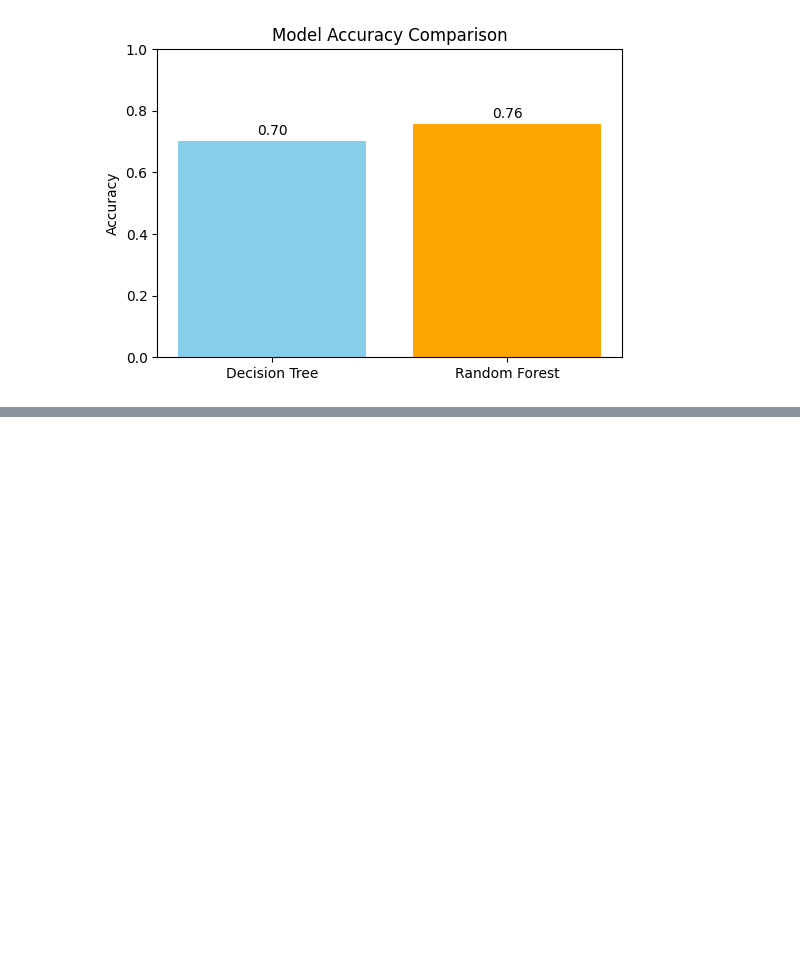
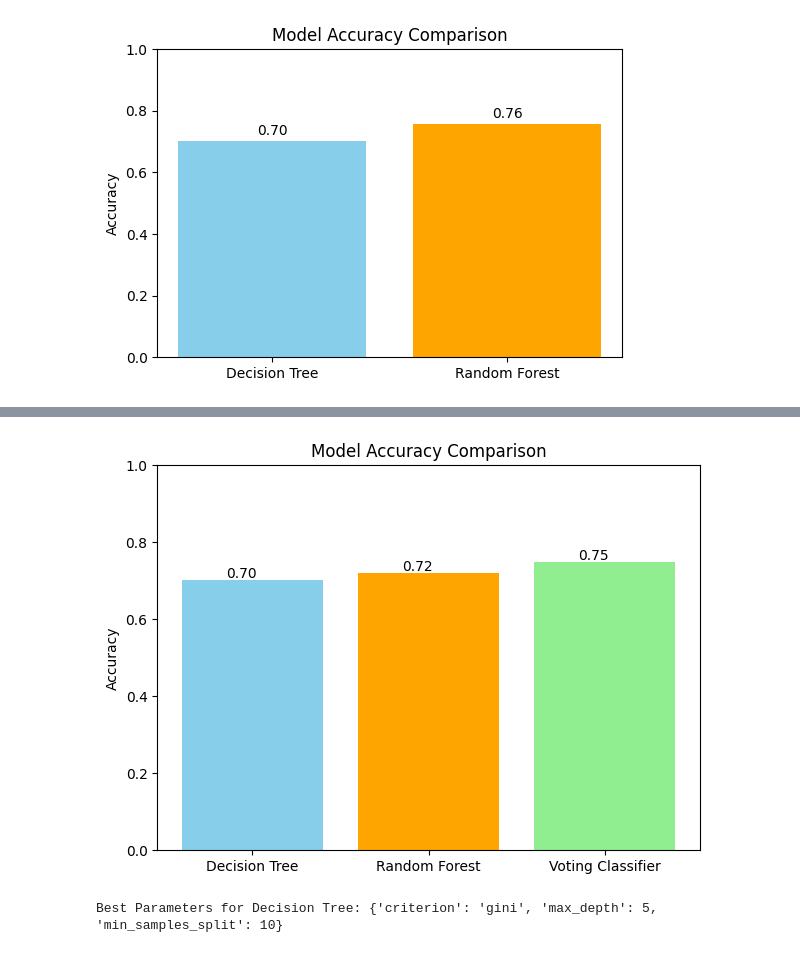
Before and after one commit to Dhanunjaya18/disease-prediction-hybrid-ml, a Jupyter notebook: 01_data_exploration.ipynb, the cells around one changed output, grey strips where cells are left out. Cells and saved outputs as stored; diff of their text form; code cells hidden in the pictures; blank space fills up the shorter version.

Commit message:
Day 5: Tuned models and updated hybrid Voting Classifier

```diff
--- a/01_data_exploration.ipynb
+++ b/01_data_exploration.ipynb
@@ -304,0 +312,5 @@ plt.show()
+# %%
+import pandas as pd
+
+# Load the dataset
+df = pd.read_csv("diabetes.csv")  # Make sure this CSV file is in the same folder
@@ -304,0 +381,11 @@ plt.show()
+# %%
+from sklearn.metrics import accuracy_score, classification_report
+
+# Predict using the hybrid model
+voting_predictions = voting_clf.predict(X_test)
+
+# Evaluate
+voting_accuracy = accuracy_score(y_test, voting_predictions)
+print(f"Hybrid Model (Voting Classifier) Accuracy: {voting_accuracy:.4f}")
+print("\nClassification Report:")
+print(classification_report(y_test, voting_predictions))
@@ -304,0 +404,25 @@ plt.show()
+# %%
+import matplotlib.pyplot as plt
+
+# Update your accuracies here based on your previous outputs
+dt_accuracy = 0.7013      # Replace with your actual DT accuracy
+rf_accuracy = 0.7208      # Replace with your actual RF accuracy
+voting_accuracy = voting_accuracy  # From your last step
+
+models = ['Decision Tree', 'Random Forest', 'Voting Classifier']
+accuracies = [dt_accuracy, rf_accuracy, voting_accuracy]
+
+plt.figure(figsize=(7, 5))
+bars = plt.bar(models, accuracies, color=['skyblue', 'orange', 'lightgreen'])
+plt.ylabel("Accuracy")
+plt.title("Model Accuracy Comparison")
+
+# Label the bars with values
+for bar in bars:
+    yval = bar.get_height()
+    plt.text(bar.get_x() + 0.25, yval + 0.005, f"{yval:.2f}")
+
+plt.ylim(0, 1)
+plt.show()
+# %% [output]
+[figure, added]
@@ -304,0 +450,30 @@ plt.show()
+# %%
+from sklearn.model_selection import GridSearchCV
+from sklearn.tree import DecisionTreeClassifier
+
+# Define the parameter grid
+dt_param_grid = {
+    'max_depth': [3, 5, 10, None],
+    'min_samples_split': [2, 5, 10],
+    'criterion': ['gini', 'entropy']
+}
+
+# Set up the GridSearchCV
+grid_dt = GridSearchCV(
+    estimator=DecisionTreeClassifier(random_state=42),
+    param_grid=dt_param_grid,
+    cv=5,
+    scoring='accuracy',
+    n_jobs=-1
+)
+
+# Fit to the training data
+grid_dt.fit(X_train, y_train)
+
+# Output the best parameters
+print("Best Parameters for Decision Tree:", grid_dt.best_params_)
+
+# Save the best model
+best_dt_model = grid_dt.best_estimator_
+# %% [output]
+Best Parameters for Decision Tree: {'criterion': 'gini', 'max_depth': 5, 'min_samples_split': 10}
```
Also changed, not shown: parts of 12 cells of this notebook.
